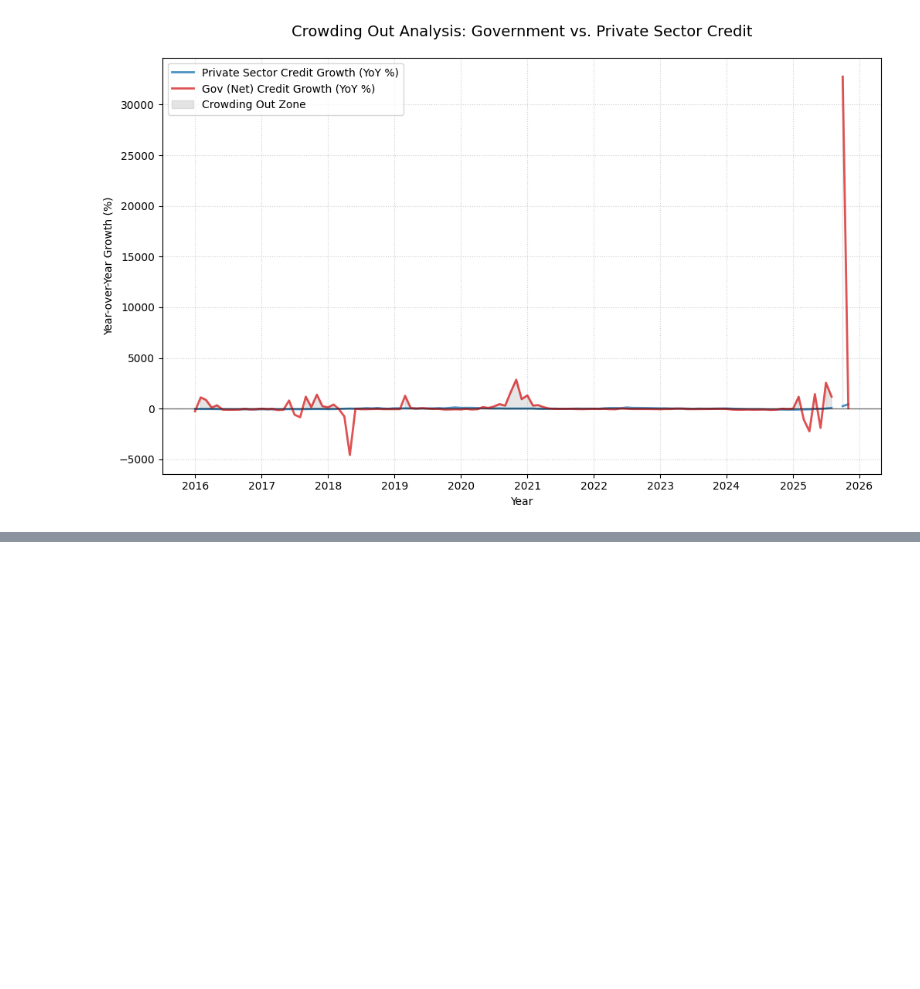
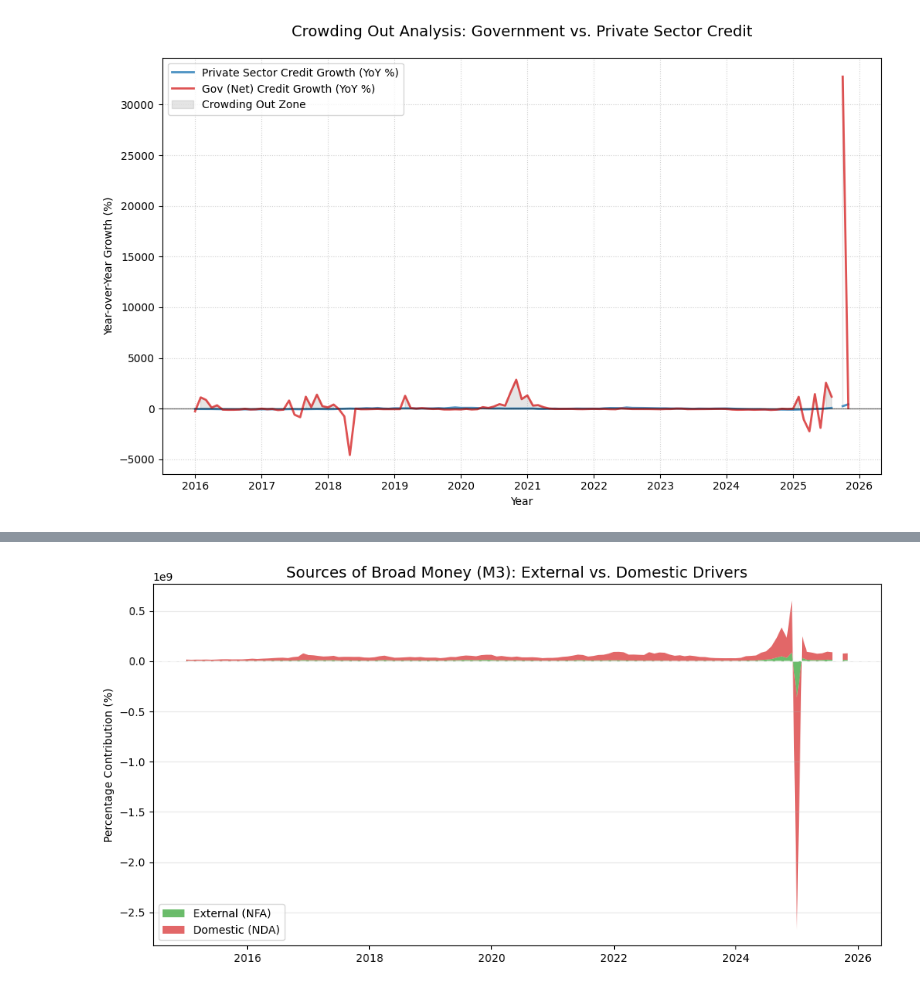
Before and after one commit to asaphray/cbk-macroeconomic-analysis, a Jupyter notebook: notebooks/python/03_monetary_analysis.ipynb, the cells around one changed output, grey strips where cells are left out. Cells and saved outputs as stored; diff of their text form; code cells hidden in the pictures; blank space fills up the shorter version.

```diff
--- a/notebooks/python/03_monetary_analysis.ipynb
+++ b/notebooks/python/03_monetary_analysis.ipynb
@@ -373,0 +369,16 @@ plt.grid(True, linestyle=':', alpha=0.6)
+# %%
+# We calculate the share of each to see what 'backs' the Shilling
+df_monetary['NFA_Contribution'] = (df_monetary['NFA'] / df_monetary['M3']) * 100
+df_monetary['NDA_Contribution'] = (df_monetary['NDA'] / df_monetary['M3']) * 100
+# %%
+# NFA vs NDA (The Quality of Money Supply)
+plt.figure(figsize=(12, 6))
+plt.stackplot(df_monetary.index, df_monetary['NFA_Contribution'], df_monetary['NDA_Contribution'],
+              labels=['External (NFA)', 'Domestic (NDA)'], colors=['#2ca02c', '#d62728'], alpha=0.7)
+plt.axhline(50, color='white', linestyle='--', alpha=0.5)
+plt.title('Sources of Broad Money (M3): External vs. Domestic Drivers', fontsize=14)
+plt.ylabel('Percentage Contribution (%)')
+plt.legend(loc='lower left')
+plt.grid(axis='y', alpha=0.3)
+# %% [output]
+[figure, added]
```
Also changed, not shown: parts of 9 cells of this notebook.
